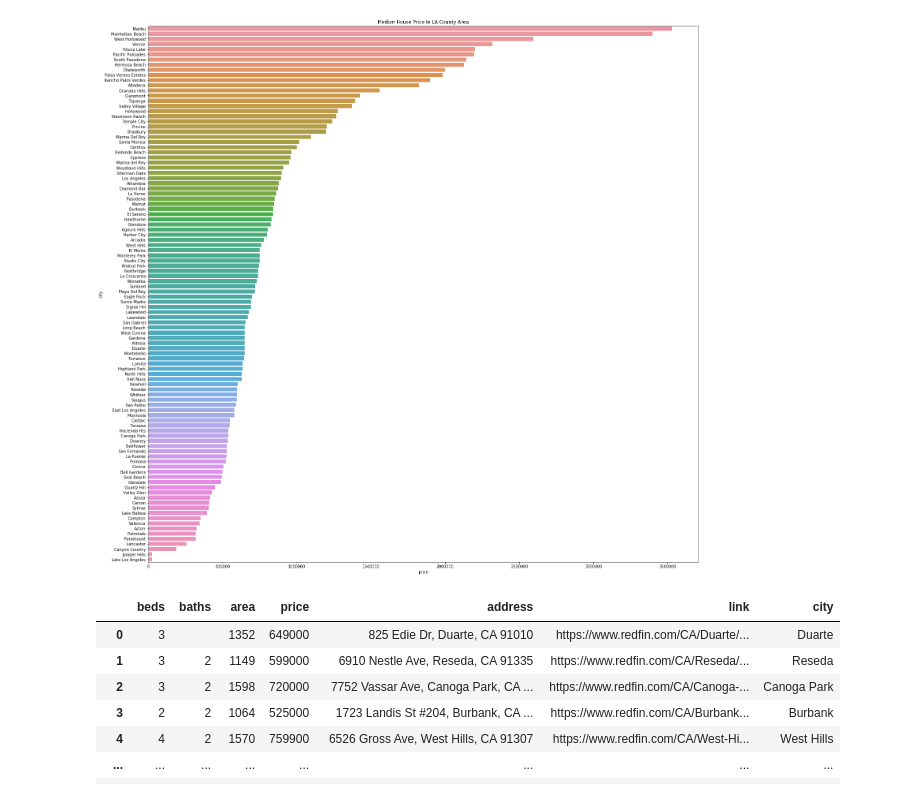
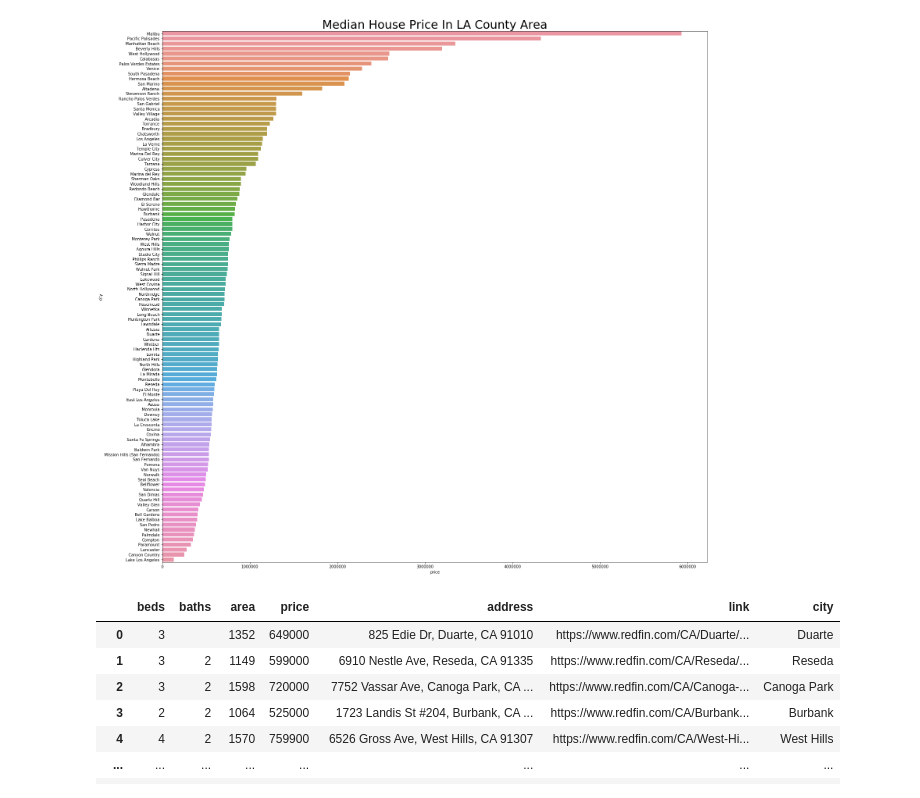
Before and after one commit to YANG007SUN/ETL_Redfin_housing_info, a Jupyter notebook: Untitled.ipynb, the cells around one changed output. Drawn from its saved outputs; the diff is of its cells as text; code cells hidden in the pictures.

```diff
--- a/Untitled.ipynb
+++ b/Untitled.ipynb
@@ -123,0 +120,3 @@ plot_data(data)
+# %%
+data = data_cleaner(scraper())
+data
@@ -126,13 +139,13 @@ pt = data.groupby("city").agg(price = ("price","median")).sort_values("price", a
 # %%
 plt.figure(figsize= (25,25))
 
 test = sns.barplot(x = "price", y = "city", data = pt)
 test2 = test.get_figure()
-plt.title("Median House Price In LA County Area")
+plt.title("Median House Price In LA County Area", fontsize = 30)
 plt.show()
 test2.savefig("test.png")
 # %% [output]
-[figure, old version]
+[figure, new version]
 # %%
 test
 # %% [output]
```
Also changed, not shown: parts of 2 cells of this notebook, 5 other files.
